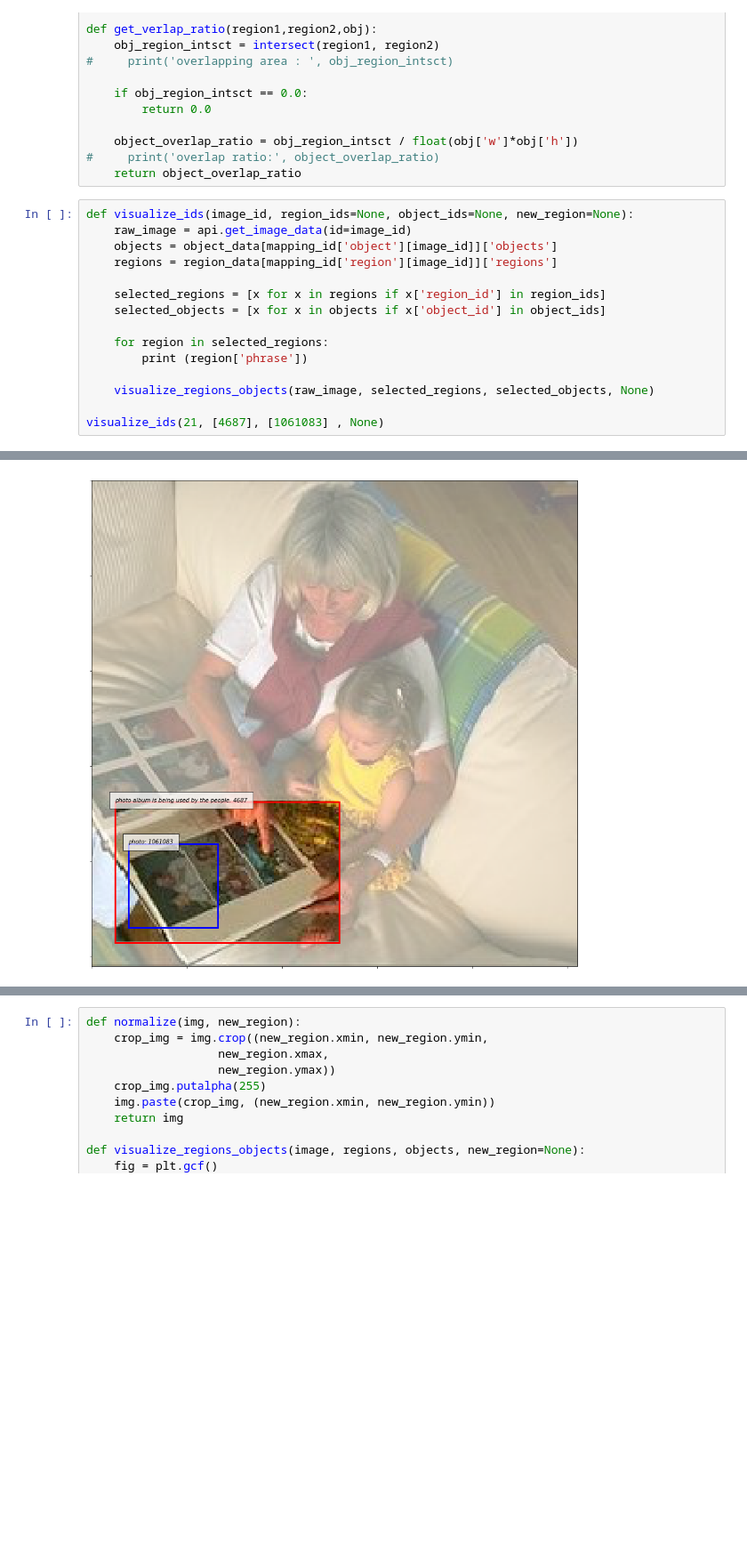
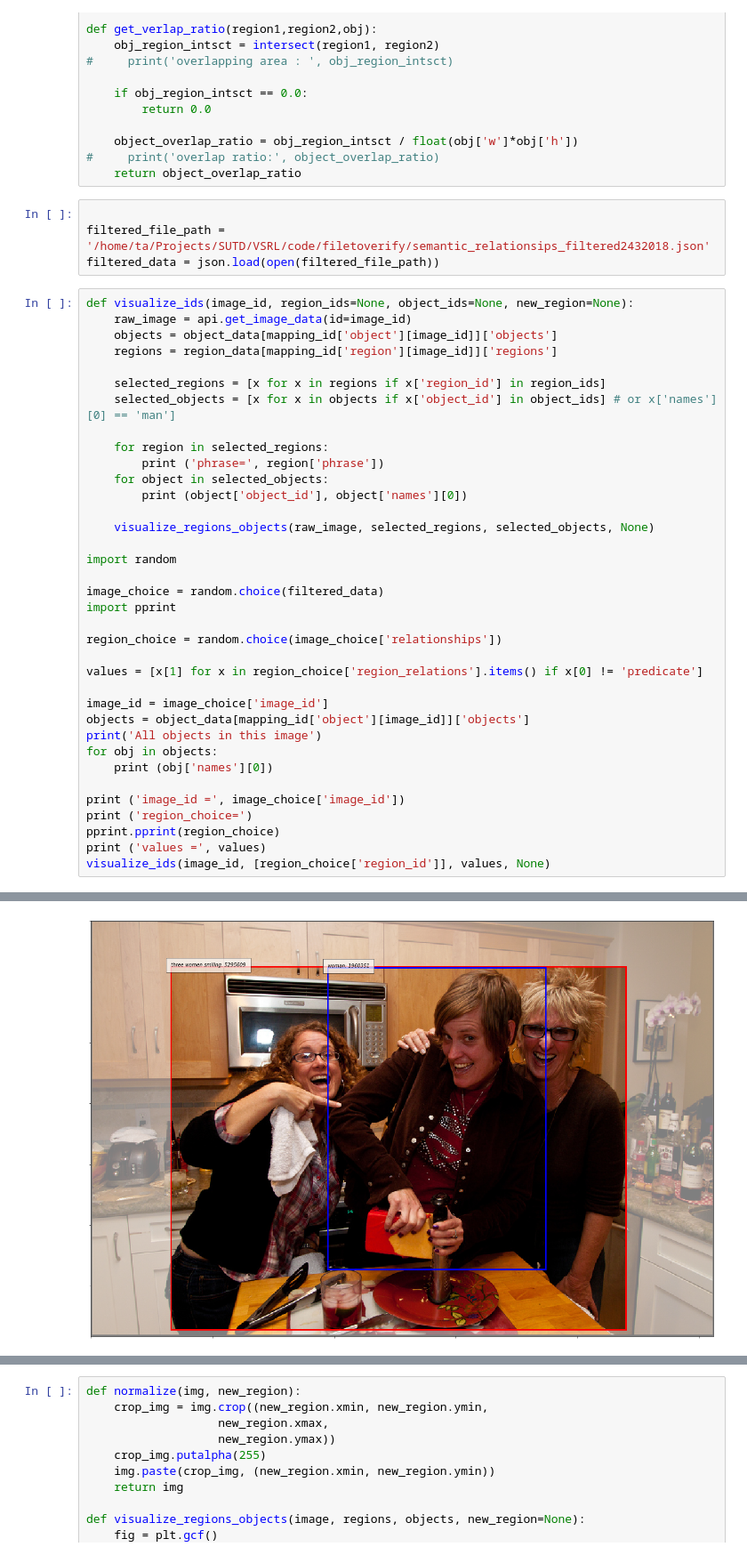
Before and after one commit to thilinicooray/DVSRL_Annotations, a Jupyter notebook: expand_regions.ipynb, the cells around one changed output, grey strips where cells are left out. Shown at 89% size. Saved outputs shown, nothing was run; the diff lists cells and outputs as text; blank space fills up the shorter version.

Commit message:
random visualize

```diff
--- a/expand_regions.ipynb
+++ b/expand_regions.ipynb
@@ -51,6 +51,10 @@ def get_verlap_ratio(region1,region2,obj):
     object_overlap_ratio = obj_region_intsct / float(obj['w']*obj['h'])
 #     print('overlap ratio:', object_overlap_ratio)
     return object_overlap_ratio
+# %%
+
+filtered_file_path = '/home/ta/Projects/SUTD/VSRL/code/filetoverify/semantic_relationsips_filtered2432018.json'
+filtered_data = json.load(open(filtered_file_path))
 # %%
 def visualize_ids(image_id, region_ids=None, object_ids=None, new_region=None):
     raw_image = api.get_image_data(id=image_id)
@@ -58,12 +62,33 @@ def visualize_ids(image_id, region_ids=None, object_ids=None, new_region=None):
     regions = region_data[mapping_id['region'][image_id]]['regions']
 
     selected_regions = [x for x in regions if x['region_id'] in region_ids]
-    selected_objects = [x for x in objects if x['object_id'] in object_ids]
+    selected_objects = [x for x in objects if x['object_id'] in object_ids] # or x['names'][0] == 'man']
 
     for region in selected_regions:
-        print (region['phrase'])
+        print ('phrase=', region['phrase'])
+    for object in selected_objects:
+        print (object['object_id'], object['names'][0])
 
     visualize_regions_objects(raw_image, selected_regions, selected_objects, None)
 
-visualize_ids(21, [4687], [1061083] , None)
+import random
+
+image_choice = random.choice(filtered_data)
+import pprint
+
+region_choice = random.choice(image_choice['relationships'])
+
+values = [x[1] for x in region_choice['region_relations'].items() if x[0] != 'predicate']
+
+image_id = image_choice['image_id']
+objects = object_data[mapping_id['object'][image_id]]['objects']
+print('All objects in this image')
+for obj in objects:
+    print (obj['names'][0])
+
+print ('image_id =', image_choice['image_id'])
+print ('region_choice=')
+pprint.pprint(region_choice)
+print ('values =', values)
+visualize_ids(image_id, [region_choice['region_id']], values, None)
 # %% [output]
@@ -71,4 +112,4 @@ photo album is being used by the people
-[figure, old version]
+[figure, new version]
 <matplotlib.figure.Figure at 0x...>
 # %%
 def normalize(img, new_region):
```
Also changed, not shown: parts of 1 cell of this notebook.
